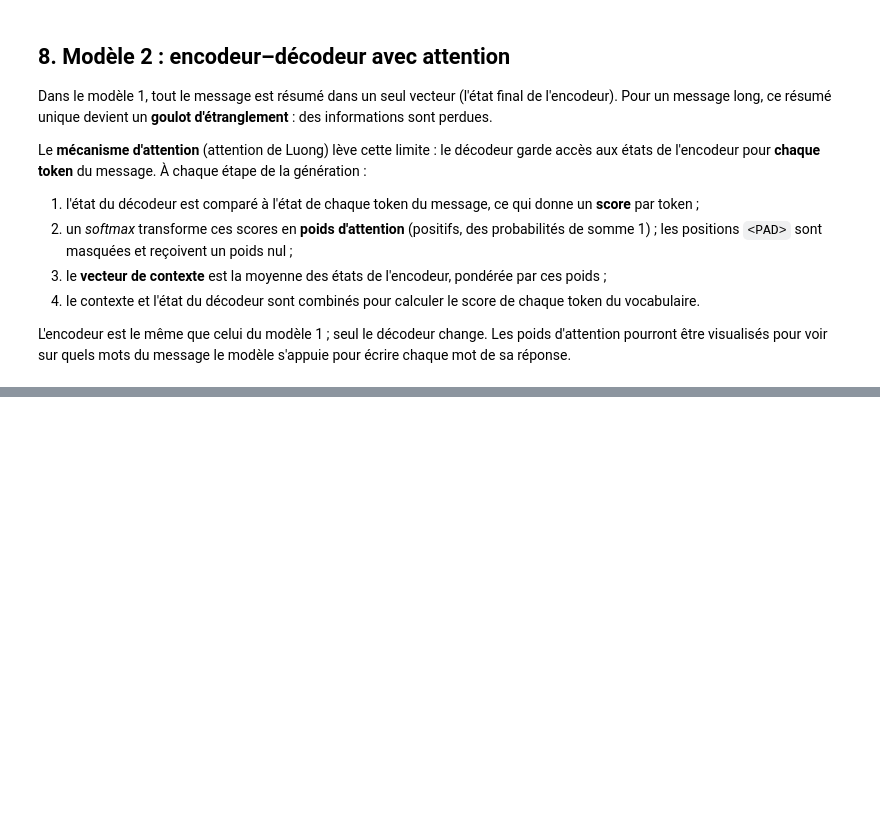
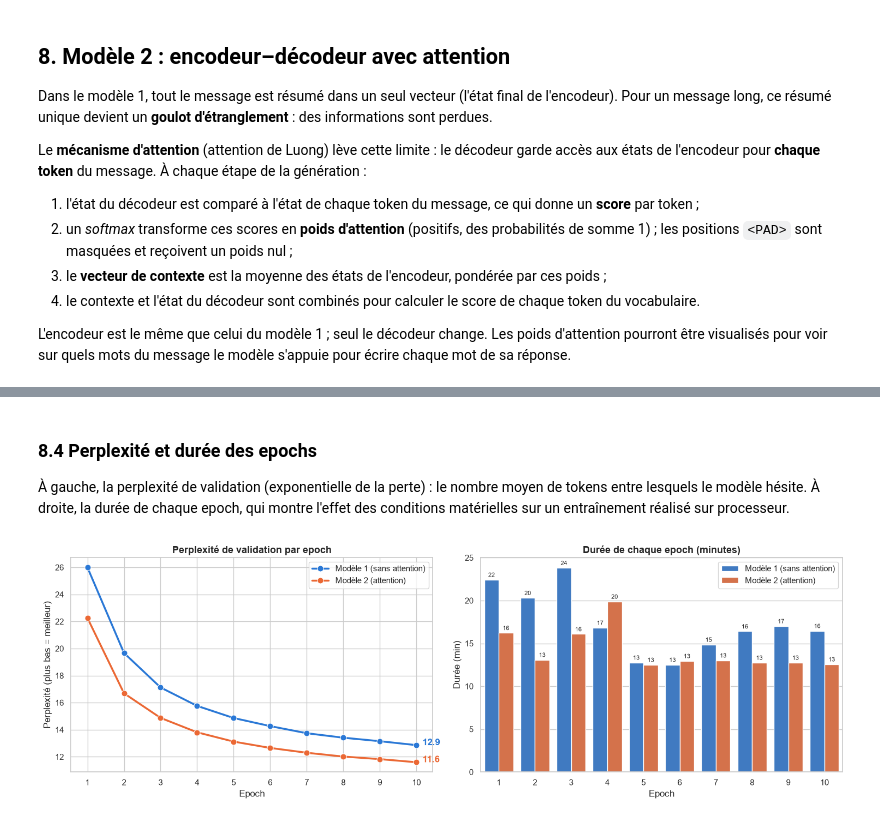
Before and after one commit to ranimmhiri/supportbot, a Jupyter notebook: notebooks/02_modele.ipynb, the cells around one changed output, grey strips where cells are left out. Saved outputs shown, nothing was run; the diff lists cells and outputs as text; code cells hidden in the pictures; blank space fills up the shorter version.

```diff
--- a/notebooks/02_modele.ipynb
+++ b/notebooks/02_modele.ipynb
@@ -841,0 +868,43 @@ plt.show()
+# %% [markdown]
+### 8.4 Perplexité et durée des epochs
+
+À gauche, la perplexité de validation (exponentielle de la perte) : le nombre moyen de tokens
+entre lesquels le modèle hésite. À droite, la durée de chaque epoch, qui montre l'effet des
+conditions matérielles sur un entraînement réalisé sur processeur.
+# %%
+historiques = pd.concat([
+    historique1.assign(modele="Modèle 1 (sans attention)"),
+    historique2.assign(modele="Modèle 2 (attention)"),
+])
+historiques["perplexite_val"] = np.exp(historiques["perte_val"])
+couleurs = {"Modèle 1 (sans attention)": "#2a78d6", "Modèle 2 (attention)": "#eb6834"}
+
+fig, axes = plt.subplots(1, 2, figsize=(15, 5))
+
+# Perplexité de validation
+sns.lineplot(data=historiques, x="epoch", y="perplexite_val", hue="modele", palette=couleurs,
+             marker="o", linewidth=2.5, markersize=8, ax=axes[0])
+for modele, groupe in historiques.groupby("modele"):
+    derniere = groupe.iloc[-1]
+    axes[0].annotate(f"{derniere['perplexite_val']:.1f}", (derniere["epoch"], derniere["perplexite_val"]),
+                     textcoords="offset points", xytext=(8, 0), color=couleurs[modele], weight="bold")
+axes[0].set_title("Perplexité de validation par epoch", fontsize=13, weight="bold")
+axes[0].set_xlabel("Epoch")
+axes[0].set_ylabel("Perplexité (plus bas = meilleur)")
+axes[0].set_xticks(range(1, N_EPOCHS + 1))
+axes[0].legend(title="")
+
+# Durée des epochs
+sns.barplot(data=historiques, x="epoch", y="duree_min", hue="modele", palette=couleurs, ax=axes[1])
+for conteneur in axes[1].containers:
+    axes[1].bar_label(conteneur, fmt="%.0f", fontsize=8, padding=2)
+axes[1].set_title("Durée de chaque epoch (minutes)", fontsize=13, weight="bold")
+axes[1].set_xlabel("Epoch")
+axes[1].set_ylabel("Durée (min)")
+axes[1].legend(title="")
+
+plt.tight_layout()
+plt.savefig("../reports/figures/perplexite_et_duree.png", dpi=150, bbox_inches="tight")
+plt.show()
+# %% [output]
+[figure, added]
```
Also changed, not shown: parts of 32 cells of this notebook, 2 other files.
